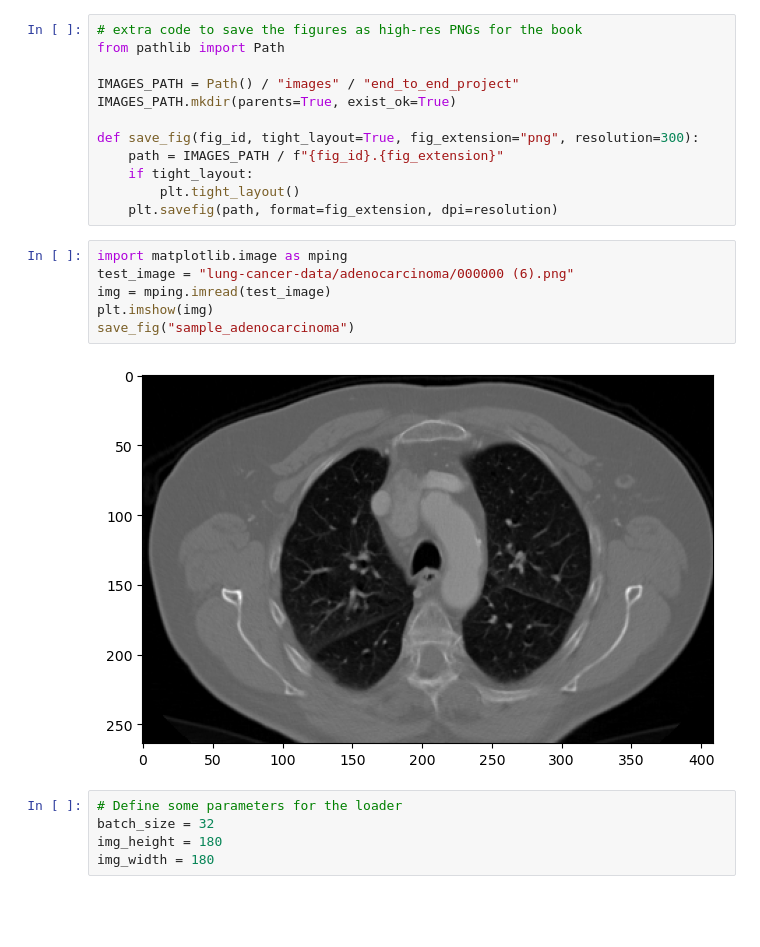
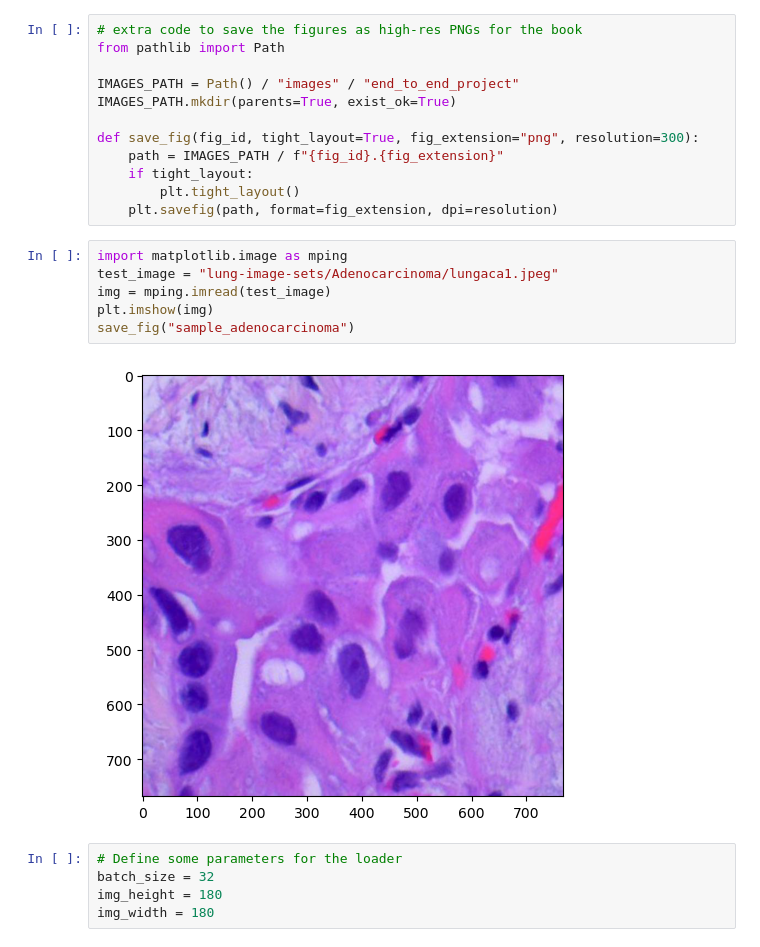
Before and after one commit to AiJared/Lung-Cancer-Detection, a Jupyter notebook: Lung Cancer Detection.ipynb, the cells around one changed output. Drawn from its saved outputs; the diff is of its cells as text; blank space fills up the shorter version.

```diff
--- a/Lung Cancer Detection.ipynb
+++ b/Lung Cancer Detection.ipynb
@@ -30,12 +30,12 @@ def save_fig(fig_id, tight_layout=True, fig_extension="png", resolution=300):
     plt.savefig(path, format=fig_extension, dpi=resolution)
 # %%
 import matplotlib.image as mping
-test_image = "lung-cancer-data/adenocarcinoma/000000 (6).png"
+test_image = "lung-image-sets/Adenocarcinoma/lungaca1.jpeg"
 img = mping.imread(test_image)
 plt.imshow(img)
 save_fig("sample_adenocarcinoma")
 # %% [output]
-[figure, old version]
+[figure, new version]
 # %%
 # Define some parameters for the loader
 batch_size = 32
```
Also changed, not shown: parts of 1 cell of this notebook, 2 other files.
